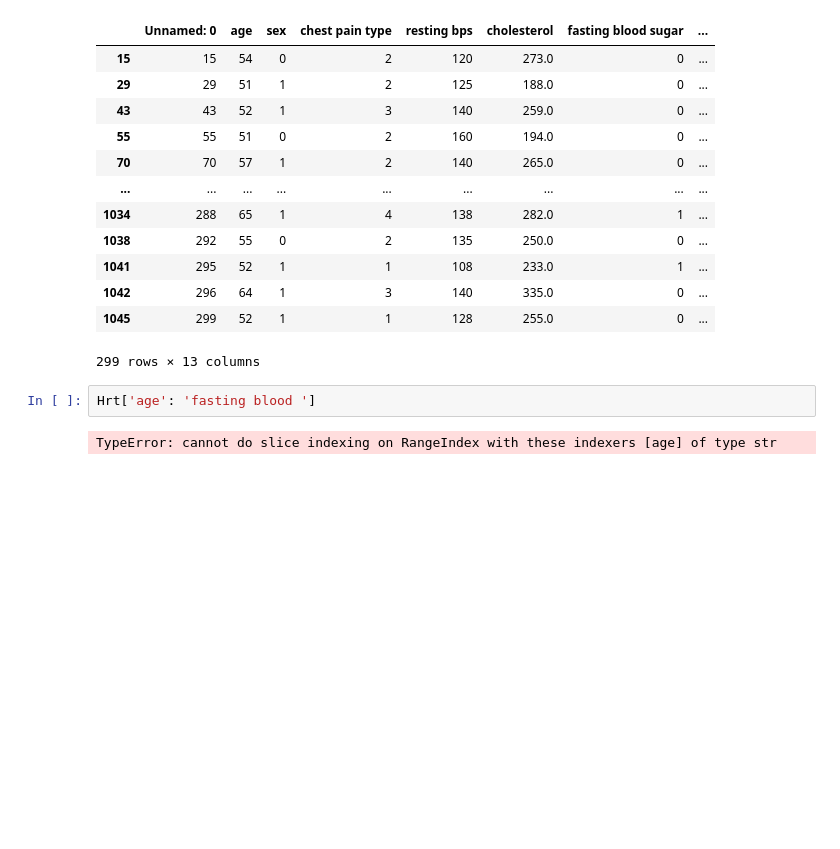
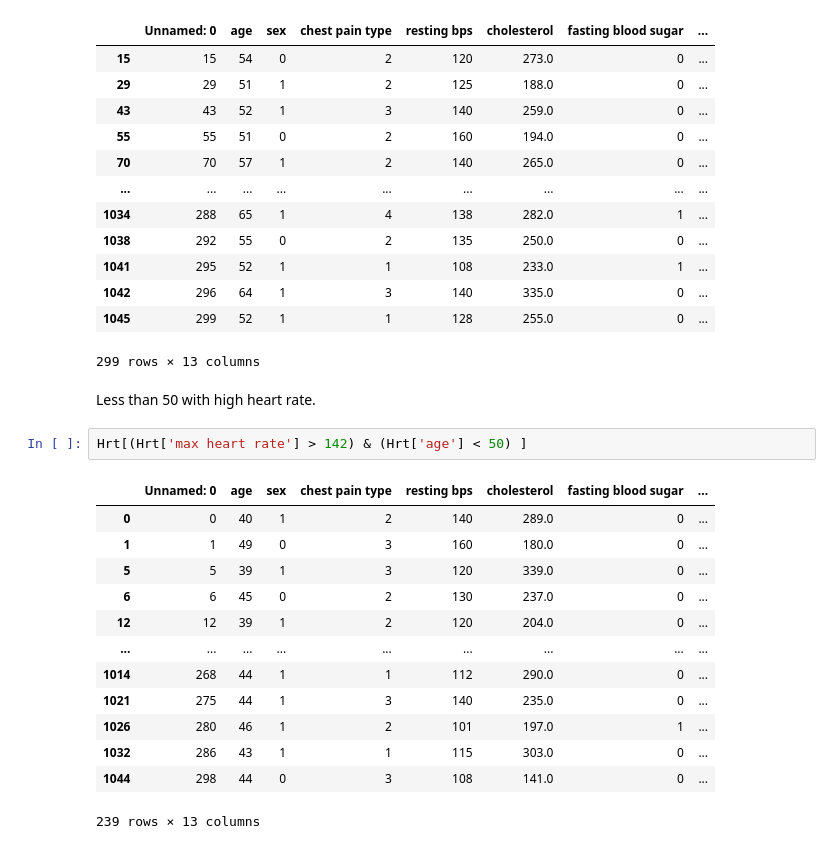
Before and after one commit to Astro0re/Data, a Jupyter notebook: Heart Disease/Heart Disease analysis.ipynb, the cells around one changed output. Saved outputs shown, nothing was run; the diff lists cells and outputs as text; blank space fills up the shorter version.

```diff
--- a/Heart Disease/Heart Disease analysis.ipynb
+++ b/Heart Disease/Heart Disease analysis.ipynb
@@ -231,7 +231,21 @@ Hrt[(Hrt['max heart rate'] > 142) & (Hrt['age'] > 50) ]
 | 1042 | 296 | 64 | 1 | 3 | 140 | 335.0 | 0 | ... |
 | 1045 | 299 | 52 | 1 | 1 | 128 | 255.0 | 0 | ... |
 299 rows × 13 columns
-# %%
-Hrt['age': 'fasting blood ']
-# %% [output]
-TypeError: cannot do slice indexing on RangeIndex with these indexers [age] of type str
+# %% [markdown]
+Less than 50 with high heart rate.
+# %%
+Hrt[(Hrt['max heart rate'] > 142) & (Hrt['age'] < 50) ]
+# %% [output]
+|  | Unnamed: 0 | age | sex | chest pain type | resting bps | cholesterol | fasting blood sugar | ... |
+| 0 | 0 | 40 | 1 | 2 | 140 | 289.0 | 0 | ... |
+| 1 | 1 | 49 | 0 | 3 | 160 | 180.0 | 0 | ... |
+| 5 | 5 | 39 | 1 | 3 | 120 | 339.0 | 0 | ... |
+| 6 | 6 | 45 | 0 | 2 | 130 | 237.0 | 0 | ... |
+| 12 | 12 | 39 | 1 | 2 | 120 | 204.0 | 0 | ... |
+| ... | ... | ... | ... | ... | ... | ... | ... | ... |
+| 1014 | 268 | 44 | 1 | 1 | 112 | 290.0 | 0 | ... |
+| 1021 | 275 | 44 | 1 | 3 | 140 | 235.0 | 0 | ... |
+| 1026 | 280 | 46 | 1 | 2 | 101 | 197.0 | 1 | ... |
+| 1032 | 286 | 43 | 1 | 1 | 115 | 303.0 | 0 | ... |
+| 1044 | 298 | 44 | 0 | 3 | 108 | 141.0 | 0 | ... |
+239 rows × 13 columns
```
Also changed, not shown: parts of 5 cells of this notebook.
